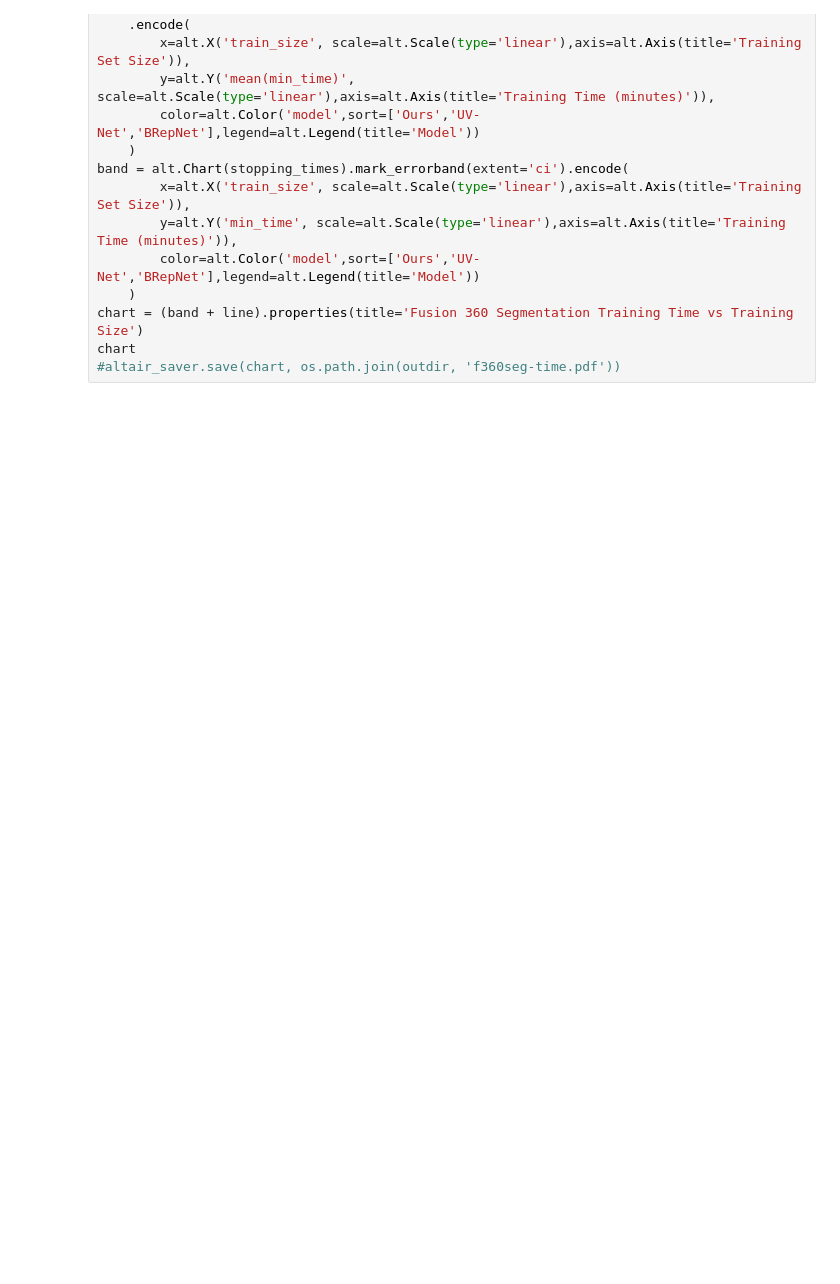
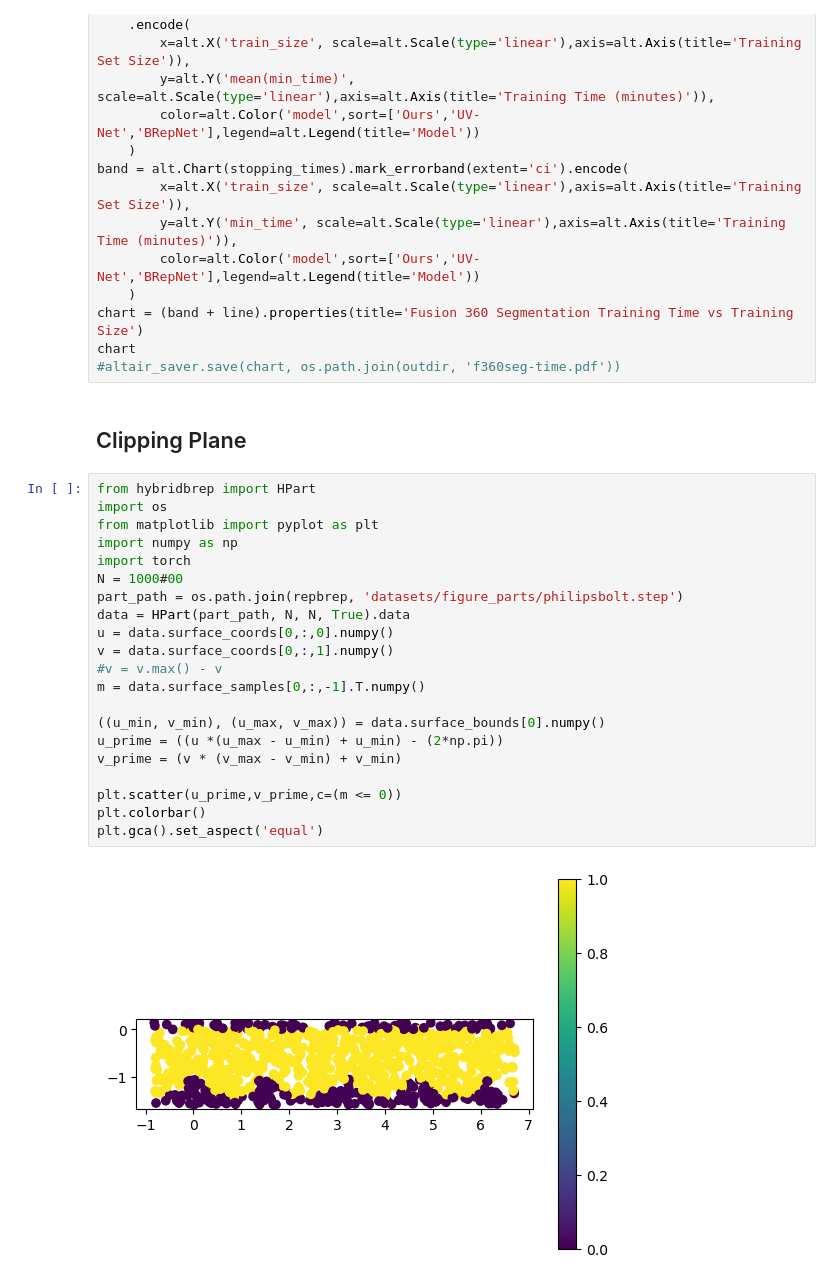
Before and after one commit to deGravity/hybridbrep, a Jupyter notebook: notebooks/figures.ipynb, the cells around one changed output. Saved outputs shown, nothing was run; the diff lists cells and outputs as text; blank space fills up the shorter version.

```diff
--- a/notebooks/figures.ipynb
+++ b/notebooks/figures.ipynb
@@ -673,3 +673,28 @@ band = alt.Chart(stopping_times).mark_errorband(extent='ci').encode(
 chart = (band + line).properties(title='Fusion 360 Segmentation Training Time vs Training Size')
 chart
 #altair_saver.save(chart, os.path.join(outdir, 'f360seg-time.pdf'))
+# %% [markdown]
+## Clipping Plane
+# %%
+from hybridbrep import HPart
+import os
+from matplotlib import pyplot as plt
+import numpy as np
+import torch
+N = 1000#00
+part_path = os.path.join(repbrep, 'datasets/figure_parts/philipsbolt.step')
+data = HPart(part_path, N, N, True).data
+u = data.surface_coords[0,:,0].numpy()
+v = data.surface_coords[0,:,1].numpy()
+#v = v.max() - v
+m = data.surface_samples[0,:,-1].T.numpy()
+
+((u_min, v_min), (u_max, v_max)) = data.surface_bounds[0].numpy()
+u_prime = ((u *(u_max - u_min) + u_min) - (2*np.pi))
+v_prime = (v * (v_max - v_min) + v_min)
+
+plt.scatter(u_prime,v_prime,c=(m <= 0))
+plt.colorbar()
+plt.gca().set_aspect('equal')
+# %% [output]
+[figure, added]
```
Also changed, not shown: parts of 7 cells of this notebook, 7 other files.
